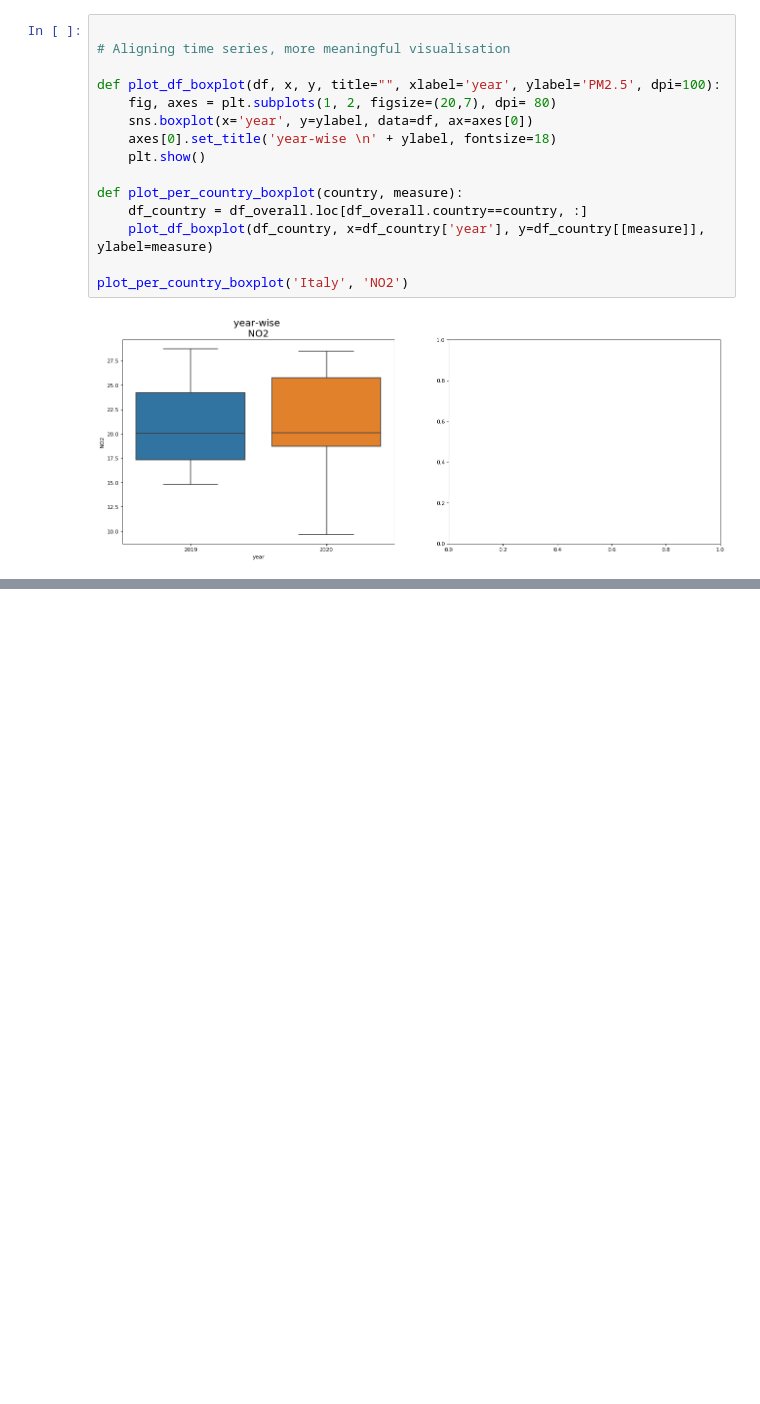
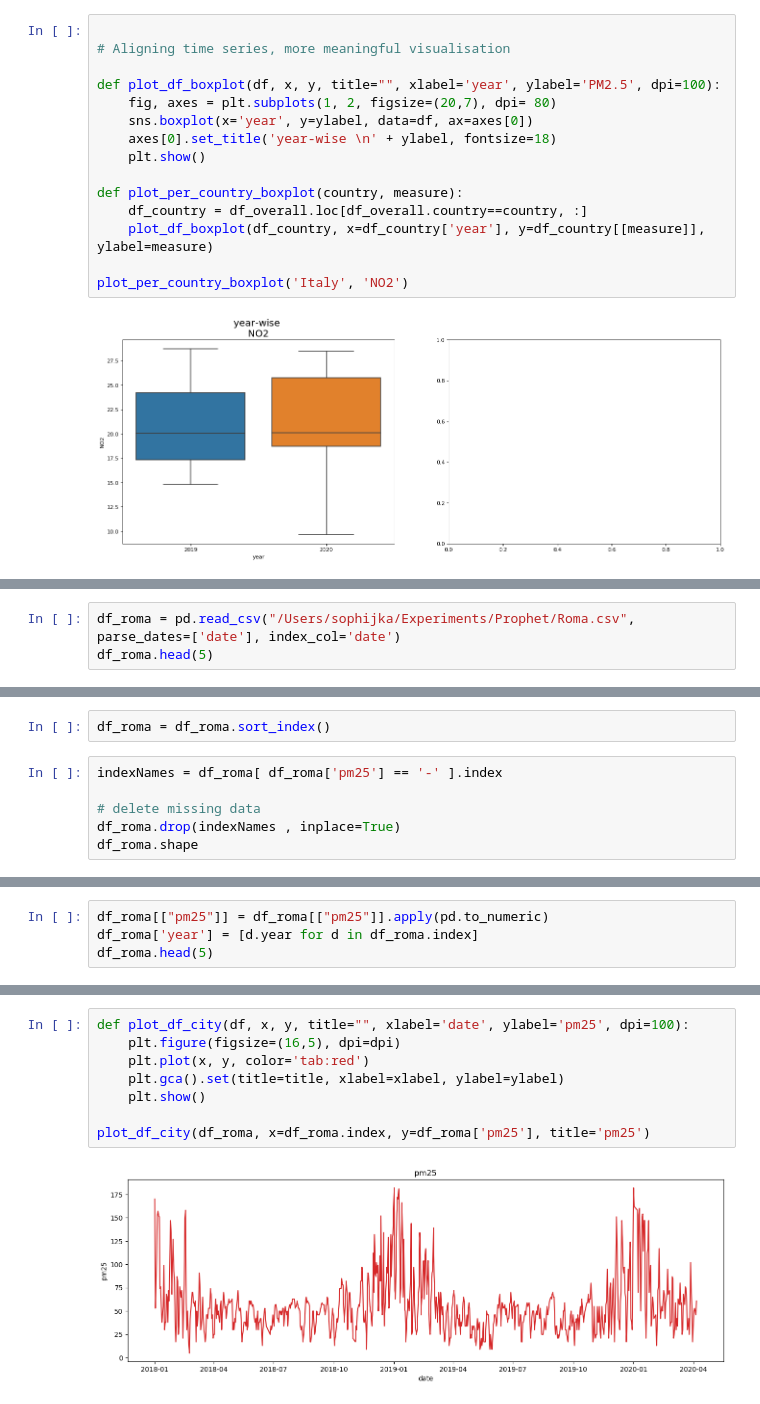
Before and after one commit to mayukh18/covidexplore, a Jupyter notebook: analysis/Data_analysis.ipynb, the cells around one changed output, grey strips where cells are left out. Cells and saved outputs as stored; diff of their text form; blank space fills up the shorter version.

```diff
--- a/analysis/Data_analysis.ipynb
+++ b/analysis/Data_analysis.ipynb
@@ -247,0 +251,3 @@ plot_per_country_boxplot('Italy', 'NO2')
+# %%
+df_roma = pd.read_csv("/Users/sophijka/Experiments/Prophet/Roma.csv", parse_dates=['date'], index_col='date')
+df_roma.head(5)
@@ -247,0 +262,8 @@ plot_per_country_boxplot('Italy', 'NO2')
+# %%
+df_roma = df_roma.sort_index()
+# %%
+indexNames = df_roma[ df_roma['pm25'] == '-' ].index
+
+# delete missing data
+df_roma.drop(indexNames , inplace=True)
+df_roma.shape
@@ -247,0 +272,4 @@ plot_per_country_boxplot('Italy', 'NO2')
+# %%
+df_roma[["pm25"]] = df_roma[["pm25"]].apply(pd.to_numeric)
+df_roma['year'] = [d.year for d in df_roma.index]
+df_roma.head(5)
@@ -247,0 +284,10 @@ plot_per_country_boxplot('Italy', 'NO2')
+# %%
+def plot_df_city(df, x, y, title="", xlabel='date', ylabel='pm25', dpi=100):
+    plt.figure(figsize=(16,5), dpi=dpi)
+    plt.plot(x, y, color='tab:red')
+    plt.gca().set(title=title, xlabel=xlabel, ylabel=ylabel)
+    plt.show()
+
+plot_df_city(df_roma, x=df_roma.index, y=df_roma['pm25'], title='pm25')
+# %% [output]
+[figure, added]
```
Also changed, not shown: parts of 13 cells of this notebook.
